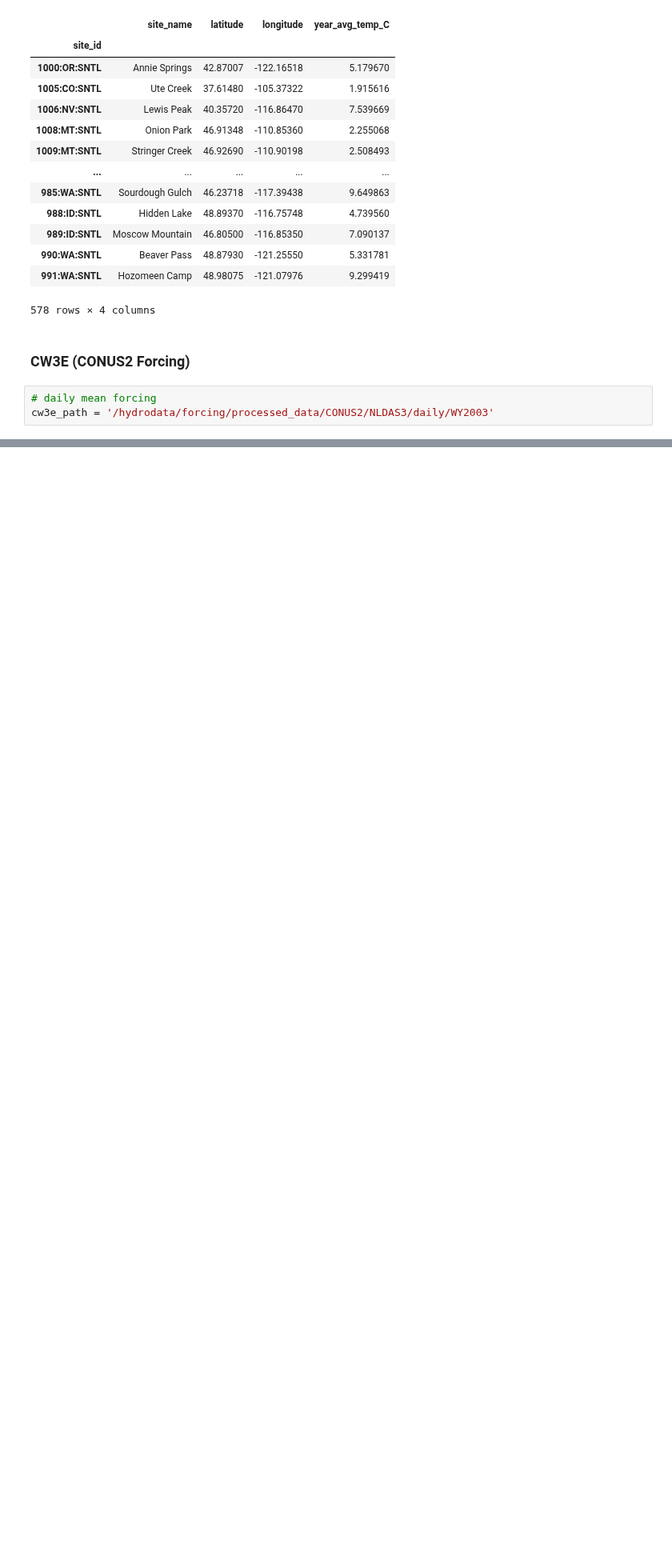
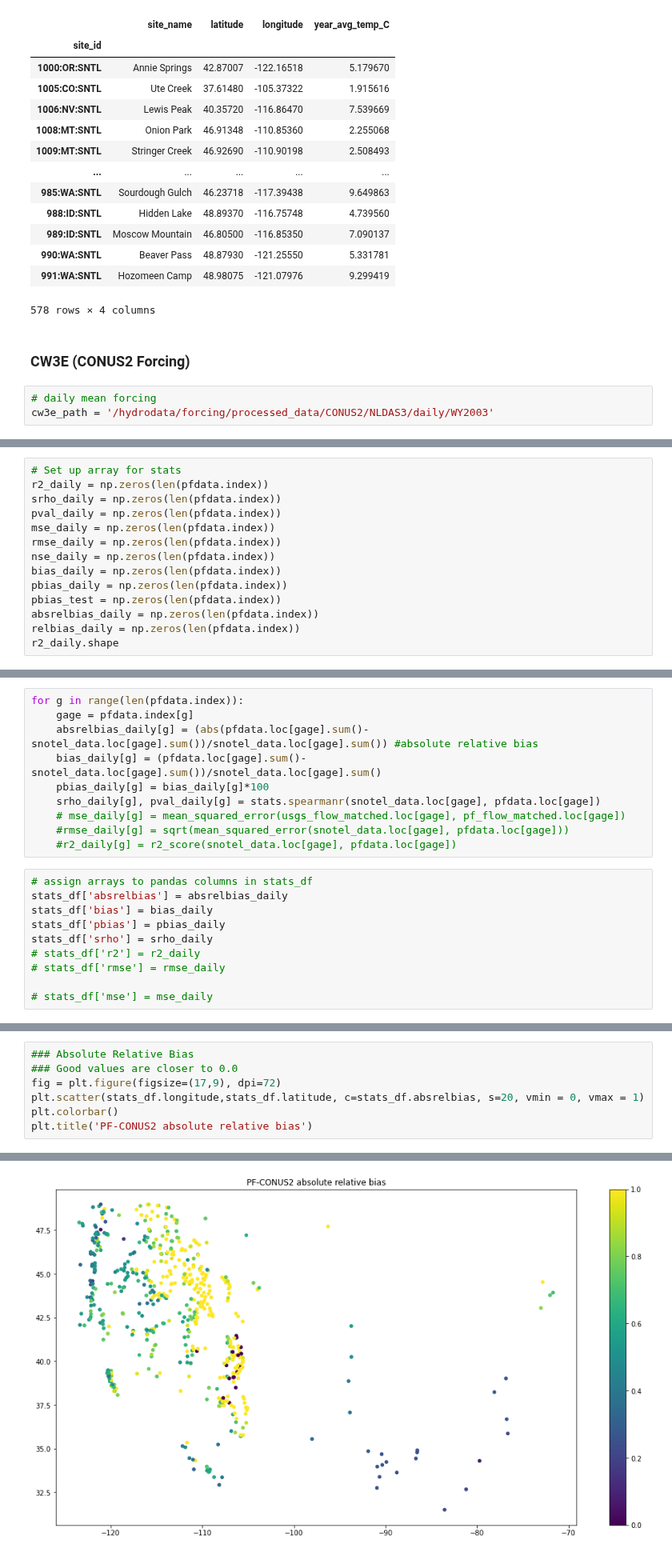
Before and after one commit to danielletijerina/PFCONUS2-analysis, a Jupyter notebook: scripts/Validation/SNOTEL/precip_temp/Temp_aggregate_observations.ipynb, the cells around one changed output, grey strips where cells are left out. Shown at 80% size. Drawn from its saved outputs; the diff is of its cells as text; blank space fills up the shorter version.

```diff
--- a/scripts/Validation/SNOTEL/precip_temp/Temp_aggregate_observations.ipynb
+++ b/scripts/Validation/SNOTEL/precip_temp/Temp_aggregate_observations.ipynb
@@ -238,0 +341,14 @@ plt.title('Monthly mean WTD comparison, October WY2003 (m)')#,fontsize=20
+# %%
+# Set up array for stats
+r2_daily = np.zeros(len(pfdata.index))
+srho_daily = np.zeros(len(pfdata.index))
+pval_daily = np.zeros(len(pfdata.index))
+mse_daily = np.zeros(len(pfdata.index))
+rmse_daily = np.zeros(len(pfdata.index))
+nse_daily = np.zeros(len(pfdata.index))
+bias_daily = np.zeros(len(pfdata.index))
+pbias_daily = np.zeros(len(pfdata.index))
+pbias_test = np.zeros(len(pfdata.index))
+absrelbias_daily = np.zeros(len(pfdata.index))
+relbias_daily = np.zeros(len(pfdata.index))
+r2_daily.shape
@@ -238,0 +357,20 @@ plt.title('Monthly mean WTD comparison, October WY2003 (m)')#,fontsize=20
+# %%
+for g in range(len(pfdata.index)):
+    gage = pfdata.index[g]
+    absrelbias_daily[g] = (abs(pfdata.loc[gage].sum()-snotel_data.loc[gage].sum())/snotel_data.loc[gage].sum()) #absolute relative bias
+    bias_daily[g] = (pfdata.loc[gage].sum()-snotel_data.loc[gage].sum())/snotel_data.loc[gage].sum()
+    pbias_daily[g] = bias_daily[g]*100
+    srho_daily[g], pval_daily[g] = stats.spearmanr(snotel_data.loc[gage], pfdata.loc[gage])
+    # mse_daily[g] = mean_squared_error(usgs_flow_matched.loc[gage], pf_flow_matched.loc[gage])
+    #rmse_daily[g] = sqrt(mean_squared_error(snotel_data.loc[gage], pfdata.loc[gage]))
+    #r2_daily[g] = r2_score(snotel_data.loc[gage], pfdata.loc[gage])
+# %%
+# assign arrays to pandas columns in stats_df
+stats_df['absrelbias'] = absrelbias_daily
+stats_df['bias'] = bias_daily
+stats_df['pbias'] = pbias_daily
+stats_df['srho'] = srho_daily
+# stats_df['r2'] = r2_daily
+# stats_df['rmse'] = rmse_daily
+
+# stats_df['mse'] = mse_daily
@@ -238,0 +394,8 @@ plt.title('Monthly mean WTD comparison, October WY2003 (m)')#,fontsize=20
+# %%
+### Absolute Relative Bias
+### Good values are closer to 0.0
+fig = plt.figure(figsize=(17,9), dpi=72)
+plt.scatter(stats_df.longitude,stats_df.latitude, c=stats_df.absrelbias, s=20, vmin = 0, vmax = 1)
+plt.colorbar()
+plt.title('PF-CONUS2 absolute relative bias')
+# %% [output]
@@ -238,0 +403 @@ plt.title('Monthly mean WTD comparison, October WY2003 (m)')#,fontsize=20
+[figure, added]
```
Also changed, not shown: parts of 54 cells of this notebook, 3 other files.
